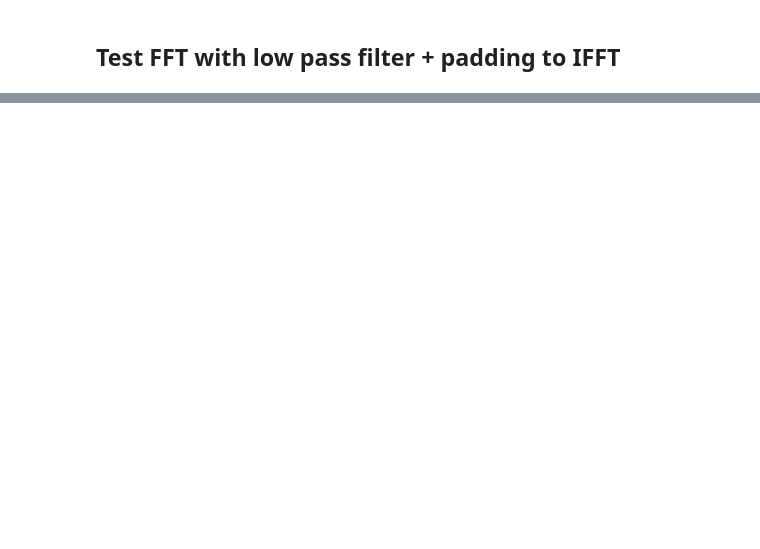
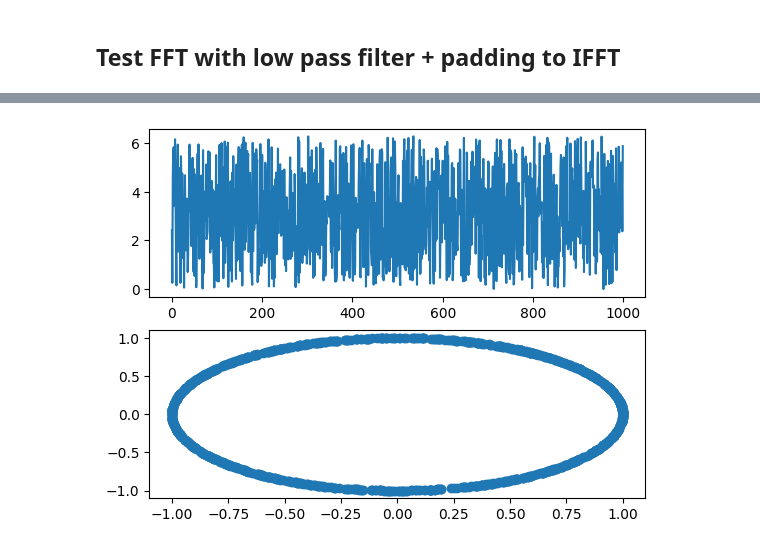
Before and after one commit to Hadar933/Thesis, a Jupyter notebook: playground.ipynb, the cells around one changed output, grey strips where cells are left out. Saved outputs shown, nothing was run; the diff lists cells and outputs as text; code cells hidden in the pictures; blank space fills up the shorter version.

```diff
--- a/playground.ipynb
+++ b/playground.ipynb
@@ -264,0 +262,12 @@ plt.show()
+# %%
+random_angles_in_radians = torch.rand(1000) * 2 * np.pi
+_sin = sin_encoding(random_angles_in_radians)
+_cos = cos_encoding(random_angles_in_radians)
+# %%
+plt.subplot(2, 1, 1)
+plt.plot(random_angles_in_radians,label='random angles in radians')
+plt.subplot(2, 1, 2)
+plt.scatter(_sin,_cos,label='sin-cos encoding')
+plt.show()
+# %% [output]
+[figure, added]
```
Also changed, not shown: parts of 15 cells of this notebook, 5 other files.
